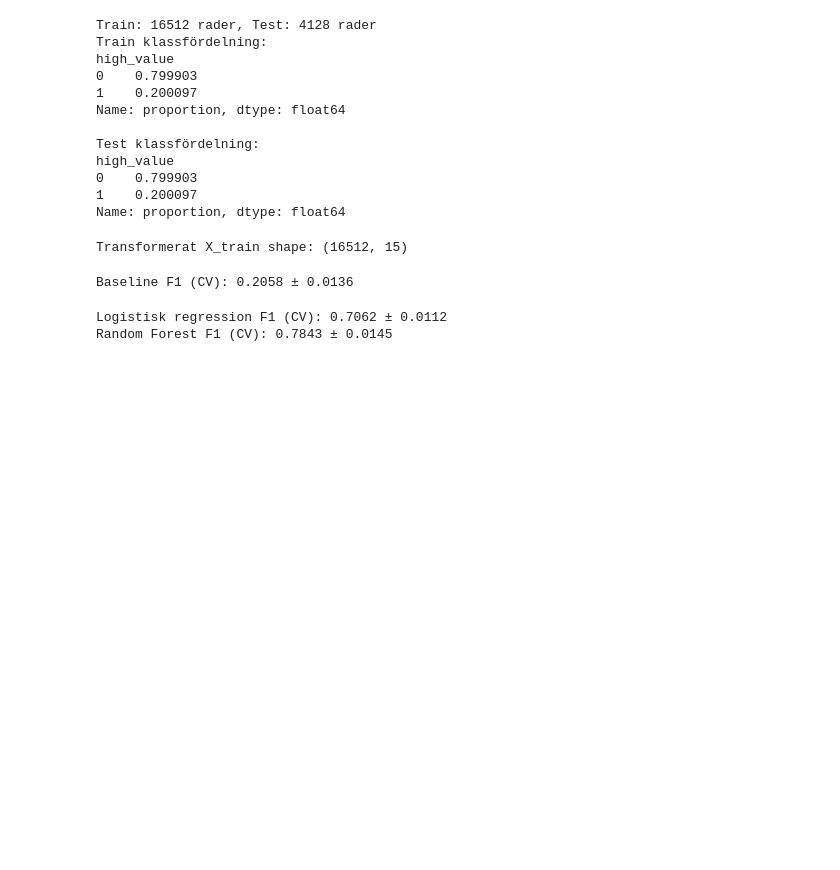
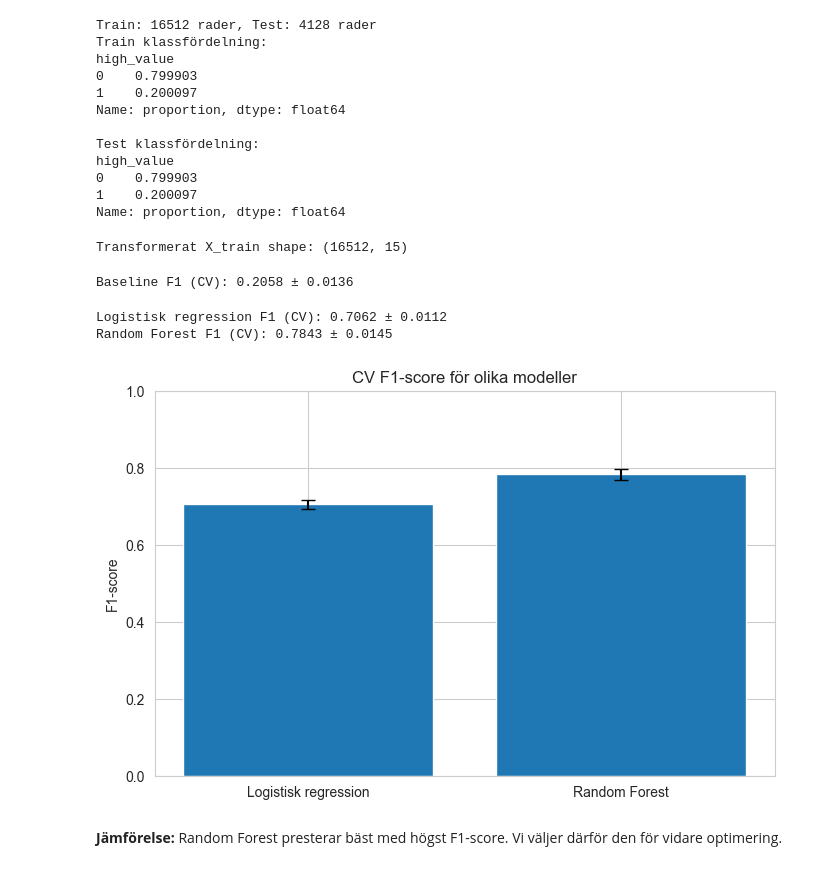
Before and after one commit to SoroushGReza/california-housing-classification, a Jupyter notebook: ML_Uppgift1_Soroush_Gholamreza.ipynb, the cells around one changed output. Drawn from its saved outputs; the diff is of its cells as text; code cells hidden in the pictures; blank space fills up the shorter version.

Commit message:
**Jämförelse:** Random Forest presterar bäst med högst F1-score. Vi väljer därför den för vidare optimering.

```diff
--- a/ML_Uppgift1_Soroush_Gholamreza.ipynb
+++ b/ML_Uppgift1_Soroush_Gholamreza.ipynb
@@ -228,3 +228,18 @@ for name, model in models.items():
 # %% [output]
 Logistisk regression F1 (CV): 0.7062 ± 0.0112
 Random Forest F1 (CV): 0.7843 ± 0.0145
+# %%
+plt.figure(figsize=(8,5))
+model_names = list(cv_results.keys())
+means = [cv_results[m].mean() for m in model_names]
+errors = [cv_results[m].std() for m in model_names]
+
+plt.bar(model_names, means, yerr=errors, capsize=5)
+plt.title('CV F1-score för olika modeller')
+plt.ylabel('F1-score')
+plt.ylim(0, 1)
+plt.show()
+# %% [output]
+[figure, added]
+# %% [markdown]
+**Jämförelse:** Random Forest presterar bäst med högst F1-score. Vi väljer därför den för vidare optimering.
```
